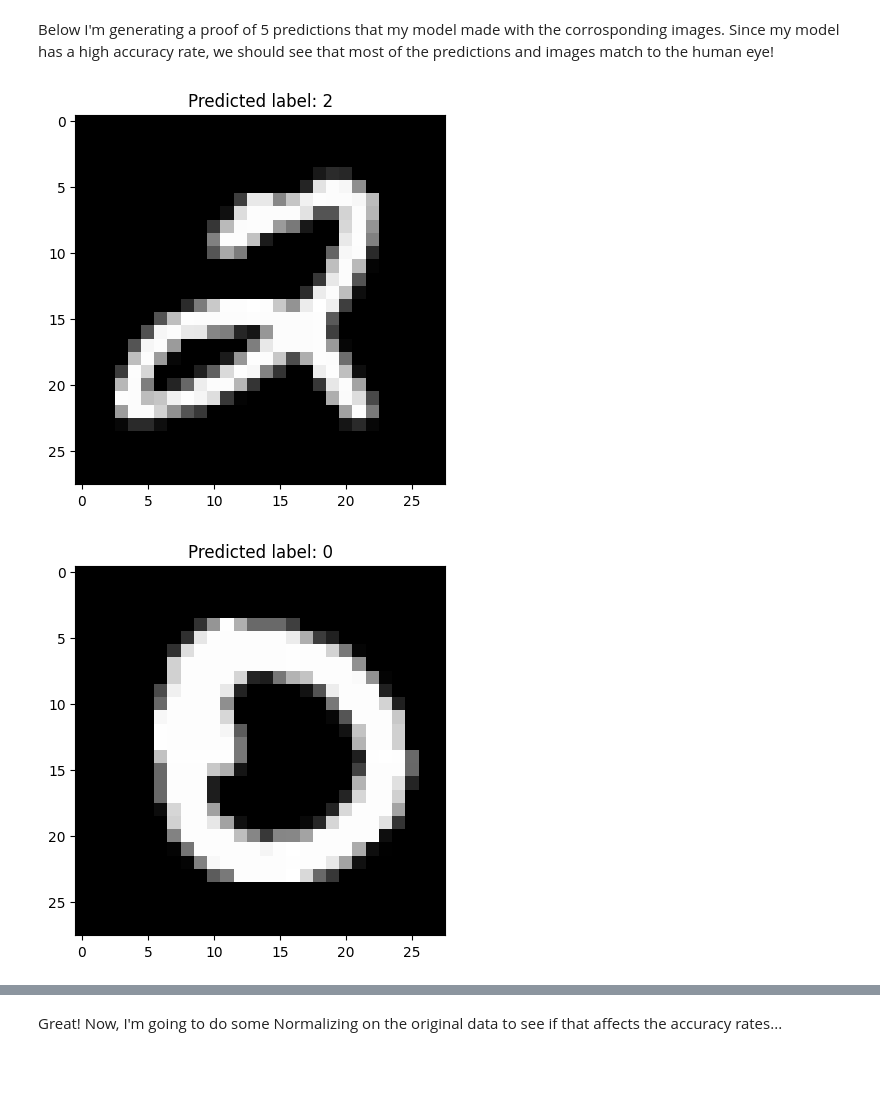
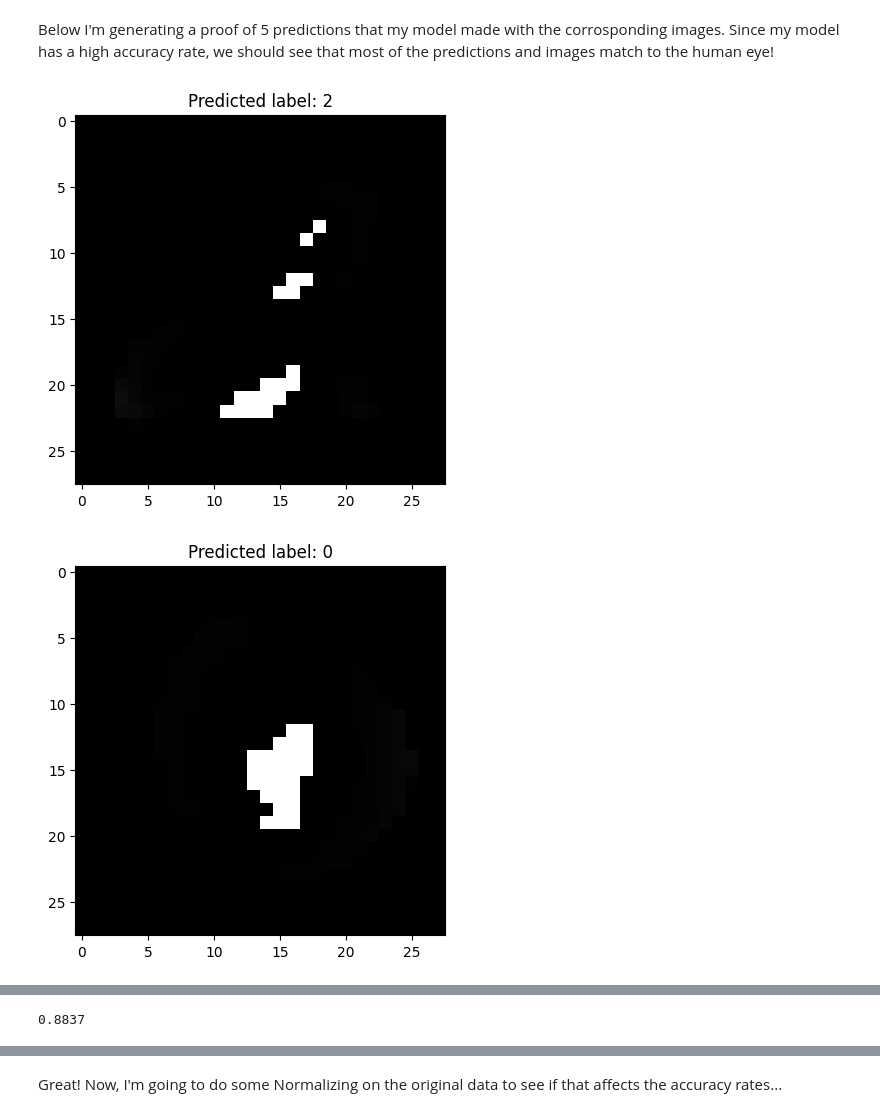
Before and after one commit to micahborg/MNIST_guesser, a Jupyter notebook: model_script.ipynb, the cells around one changed output, grey strips where cells are left out. Drawn from its saved outputs; the diff is of its cells as text; code cells hidden in the pictures; blank space fills up the shorter version.

```diff
--- a/model_script.ipynb
+++ b/model_script.ipynb
@@ -19,9 +19,10 @@ Now, after importing the dataset, I'm going to convert and scale the data into a
 training_image_arrays = np.array(list(ds['train'].map(lambda x: x['image']).as_numpy_iterator())) # Convert images to NumPy arrays
 
 X_train = training_image_arrays.reshape(training_image_arrays.shape[0], -1) # Flatten images (28x28) to 1D vectors of 784 pixels
+print("X_train shape:", X_train.shape)
 
-scaler_X = StandardScaler() # standardize the features
-scaler_X.fit(X_train) # based on X_train
+scaler_X = StandardScaler().fit(X_train) # standardize the features based on X_train
 X_train = scaler_X.transform(X_train) # replaced the original train with the rescaled version
 
 y_train = np.array(list(ds['train'].map(lambda x: x['label']).as_numpy_iterator())) # create a numpy array of (60000,) for the labels
+print("y_train shape:", y_train.shape)
@@ -30,10 +40,7 @@ Now, let's check the work by displaying a sample image from the dataset and perf
 # %%
-plt.imshow(X_train[0].reshape(28, 28), cmap='gray') # display X[0] in a 28 x 28 grid
-plt.title(f"Label: {y_train[0]}")
-plt.show()
+testing_image_arrays = np.array(list(ds['test'].map(lambda x: x['image']).as_numpy_iterator())) # Convert images to NumPy arrays
 
-training_image_arrays = np.array(list(ds['test'].map(lambda x: x['image']).as_numpy_iterator())) # Convert images to NumPy arrays
+X_test = testing_image_arrays.reshape(testing_image_arrays.shape[0], -1) # Flatten images (28x28) to 1D vectors of 784 pixels
+X_test = scaler_X.transform(X_test) # replaced the original test with the rescaled version
 
-X_test = training_image_arrays.reshape(training_image_arrays.shape[0], -1) # Flatten images (28x28) to 1D vectors of 784 pixels
-X_test = scaler_X.transform(X_test) # replaced the original test with the rescaled version
 y_test = np.array(list(ds['test'].map(lambda x: x['label']).as_numpy_iterator())) # create a numpy array of (10000,) for the labels
@@ -41,0 +47,5 @@ y_test = np.array(list(ds['test'].map(lambda x: x['label']).as_numpy_iterator())
+# %%
+for i in range(4,8):
+    plt.imshow(X_train[i].reshape(28, 28), cmap='gray') # display X[0] in a 28 x 28 grid
+    plt.title(f"Label: {y_train[i]}")
+    plt.show()
@@ -79,17 +92,21 @@ Below I'm generating a proof of 5 predictions that my model made with the corros
 # %%
 import pickle
 svm_model = pickle.load(open('svm_model.pkl', 'rb'))
 
+y_pred = svm_model.predict(X_test)
+
 for i in range(5):
     pixel_data = []
     for j in range(784): # 784 pixels in each image
-        pixel_data.append(X_test[f'pixel_{j}'][i])
+        pixel_data.append(X_test[i][j])
     pixel_array = np.array(pixel_data, dtype='uint8')
     image_matrix = pixel_array.reshape((28, 28))
 
     plt.imshow(image_matrix, cmap='gray')  # 'gray' colormap for black and white images
     plt.title(f"Predicted label: {y_pred[i]}")
     plt.show()
+
+print(svm_model.score(X_test, y_test))
 # %% [output]
-[figure, old version]
+[figure, new version]
-[figure, old version]
+[figure, new version]
@@ -99,3 +116,4 @@ for i in range(5):
+0.8837
 # %%
 from sklearn.svm import SVC
 from sklearn.multiclass import OneVsRestClassifier
```
Also changed, not shown: parts of 11 cells of this notebook.
